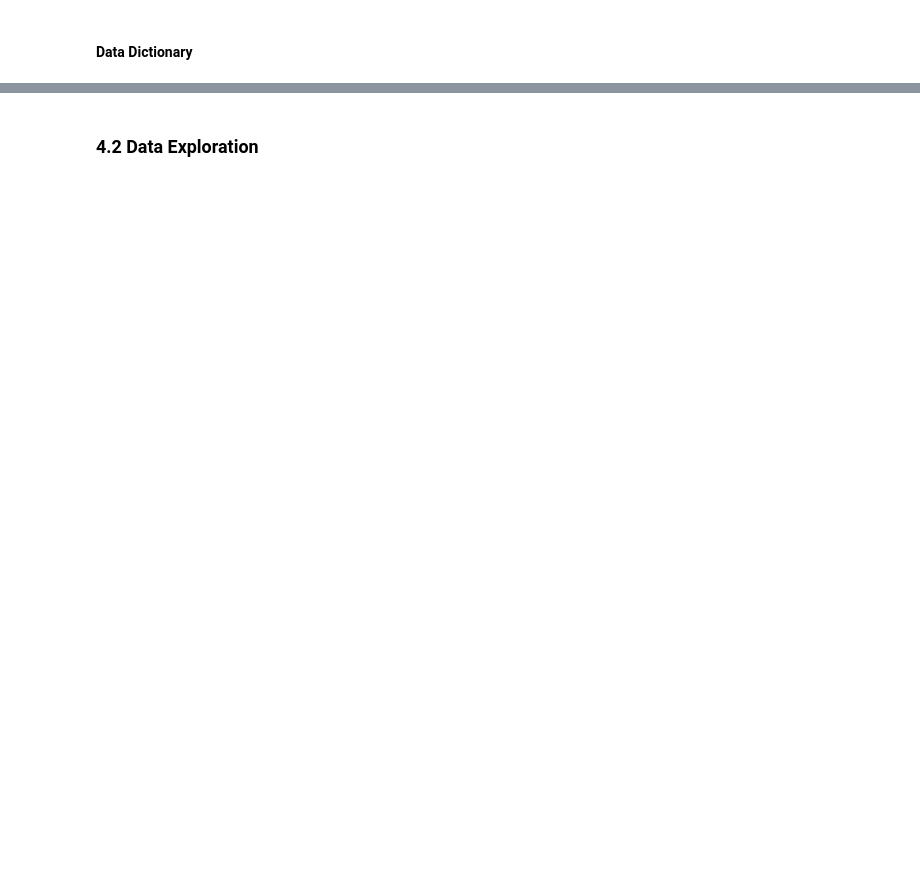
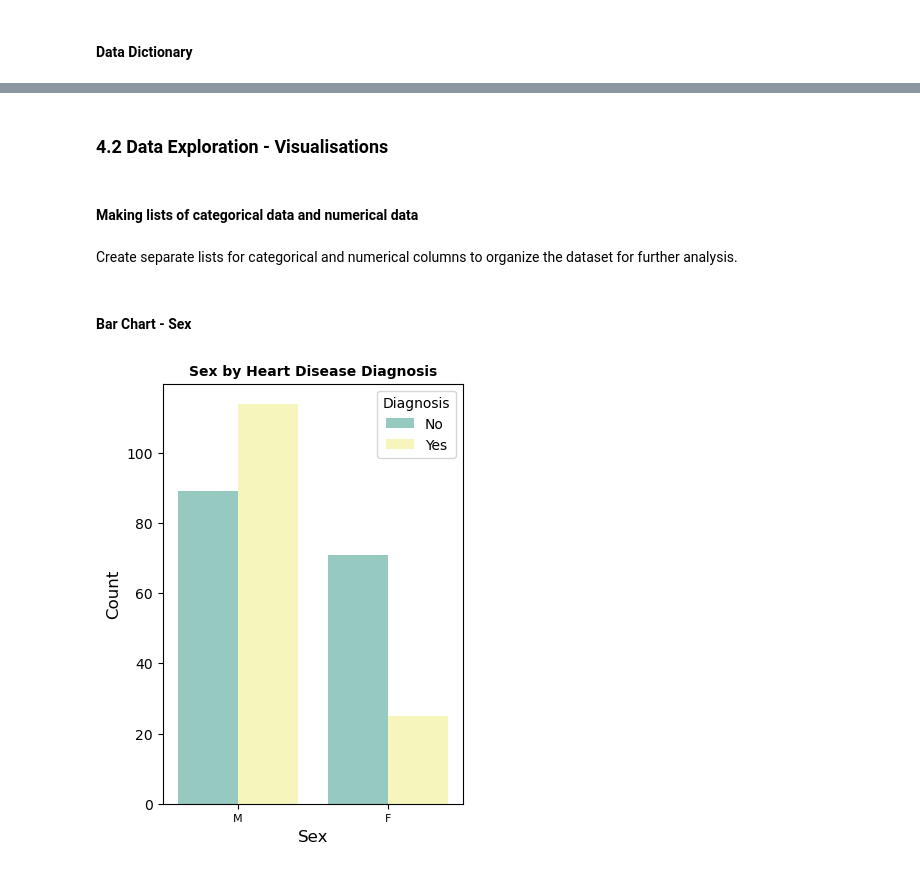
Before and after one commit to oxbbar/python-svm-predicting-heart-disease, a Jupyter notebook: python-svm-predicting-heart-disease.ipynb, the cells around one changed output, grey strips where cells are left out. Saved outputs shown, nothing was run; the diff lists cells and outputs as text; code cells hidden in the pictures; blank space fills up the shorter version.

```diff
--- a/python-svm-predicting-heart-disease.ipynb
+++ b/python-svm-predicting-heart-disease.ipynb
@@ -230,0 +617,7 @@ unique_rows.shape
+# %%
+# Ensure 'Sex' column is categorical and rename categories to 'F' and 'M'
+if df_combined["Sex"].dtype.name == "category":
+    df_combined["SexMF"] = df_combined["Sex"].cat.rename_categories({0: "F", 1: "M"})
+
+# Confirm the first few rows of the newly created 'SexMF' column
+df_combined[["Sex", "SexMF"]].head()
@@ -230,0 +712,11 @@ unique_rows.shape
+# %%
+# Create a new binary column 'DiagnosisYN' based on 'Diagnosis'
+# 1 for heart disease (1-4), 0 for no heart disease (0)
+df_combined["DiagnosisYN"] = np.where(df_combined["Diagnosis"].isin([1, 2, 3, 4]), 1, 0)
+
+# Convert 'DiagnosisYN' to a categorical variable with defined categories
+df_combined["DiagnosisYN"] = pd.Categorical(df_combined["DiagnosisYN"], categories=[0, 1], ordered=False)
+
+# Verify the new column's categorical properties
+print(f"Categories: {df_combined['DiagnosisYN'].cat.categories.tolist()}")
+print(f"Ordered: {df_combined['DiagnosisYN'].cat.ordered}")
@@ -231,2 +809,6 @@ unique_rows.shape
 # %% [markdown]
-### 4.2 Data Exploration
+### 4.2 Data Exploration - Visualisations
+# %% [markdown]
+#### Making lists of categorical data and numerical data
+# %% [markdown]
+Create separate lists for categorical and numerical columns to organize the dataset for further analysis.
@@ -232,0 +837,38 @@ unique_rows.shape
+# %% [markdown]
+#### Bar Chart - Sex
+# %%
+# Create a count plot for 'SexMF' grouped by 'DiagnosisYN'
+plt.figure(figsize=(4, 5))
+
+sns.countplot(
+    x="SexMF",
+    order=["M", "F"],
+    palette="Set3",
+    hue="DiagnosisYN",
+    data=df_combined
+)
+
+# Adding title, labels, and styling
+plt.title("Sex by Heart Disease Diagnosis", fontsize=10, fontweight='bold')
+plt.xlabel('Sex', fontsize=12)
+plt.xticks(
+    ticks=[0, 1],
+    labels=["M", "F"],
+    fontsize=8
+)
+plt.ylabel('Count', fontsize=12)
+plt.legend(
+    title='Diagnosis',
+    labels=['No', 'Yes'],
+    loc='upper right',
+    fontsize=10
+)
+
+# Adjusting layout to avoid clipping
+plt.subplots_adjust(top=0.95)
+plt.subplots_adjust(left=0.15)
+
+# Display the plot
+plt.show()
+# %% [output]
+[figure, added]
```
Also changed, not shown: parts of 189 cells of this notebook, 1 other file.
